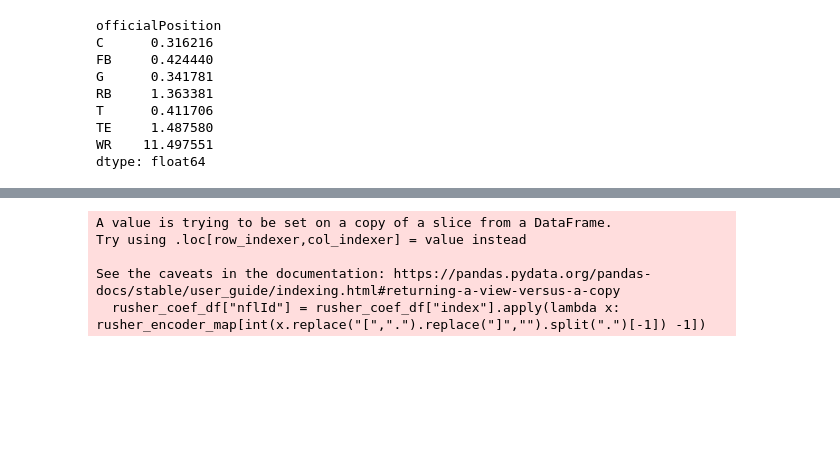
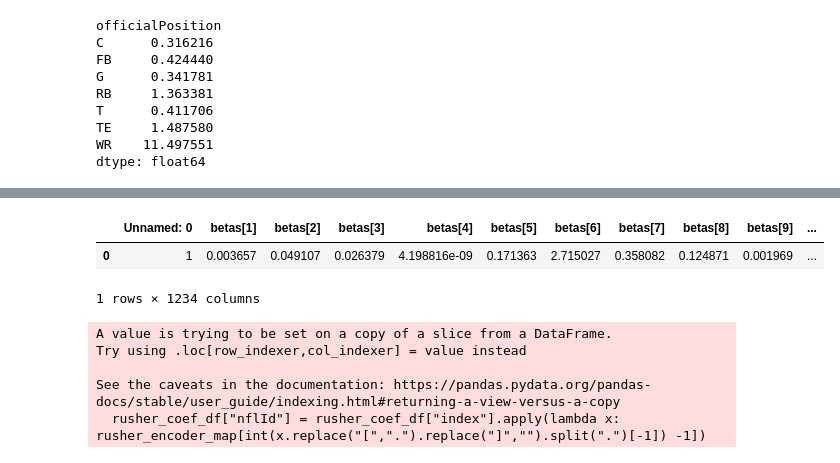
Before and after one commit to IshTheCoder/Matchup_Identifier, a Jupyter notebook: src/Maximization Sandbox.ipynb, the cells around one changed output, grey strips where cells are left out. Drawn from its saved outputs; the diff is of its cells as text; code cells hidden in the pictures; blank space fills up the shorter version.

```diff
--- a/src/Maximization Sandbox.ipynb
+++ b/src/Maximization Sandbox.ipynb
@@ -569,3 +554,9 @@ coef = pd.read_csv("apm_fit.csv")
+# %%
+coef
+# %% [output]
+|  | Unnamed: 0 | betas[1] | betas[2] | betas[3] | betas[4] | betas[5] | betas[6] | betas[7] | betas[8] | betas[9] | ... |
+| 0 | 1 | 0.003657 | 0.049107 | 0.026379 | 4.198816e-09 | 0.171363 | 2.715027 | 0.358082 | 0.124871 | 0.001969 | ... |
+1 rows × 1234 columns
 # %%
 coef_df = coef.iloc[0][1:].reset_index()
 # %%
```
Also changed, not shown: parts of 9 cells of this notebook, 2 other files.
